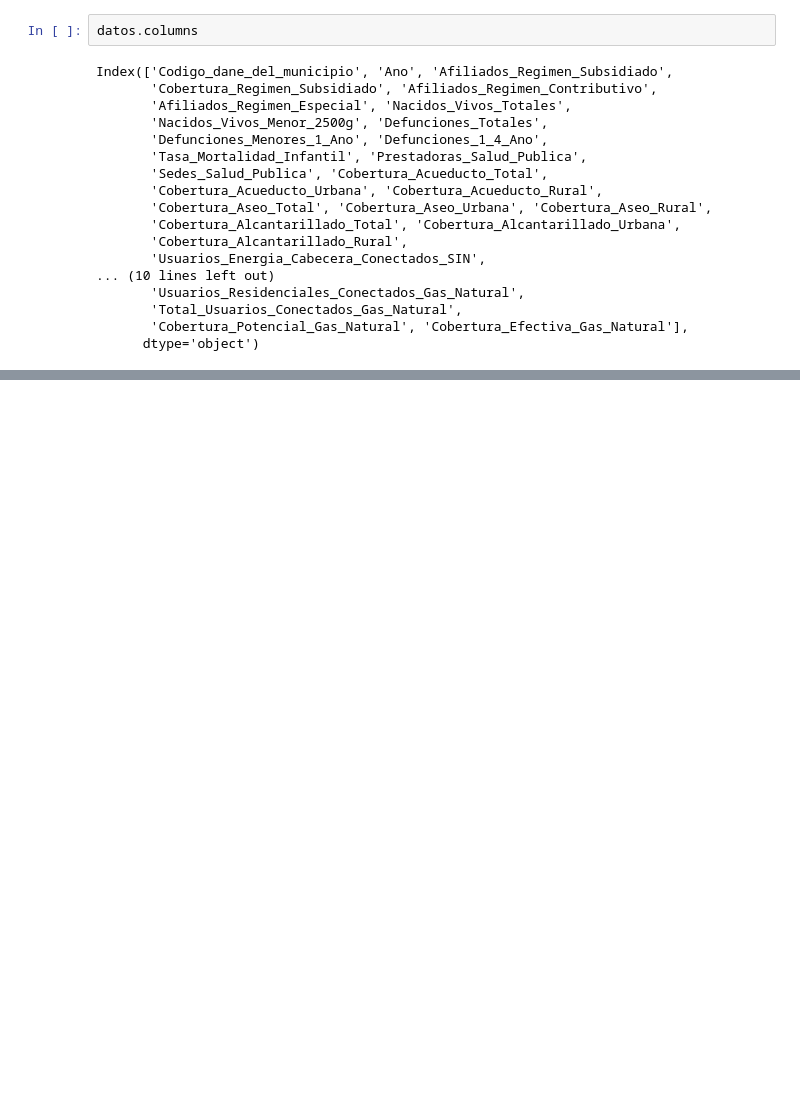
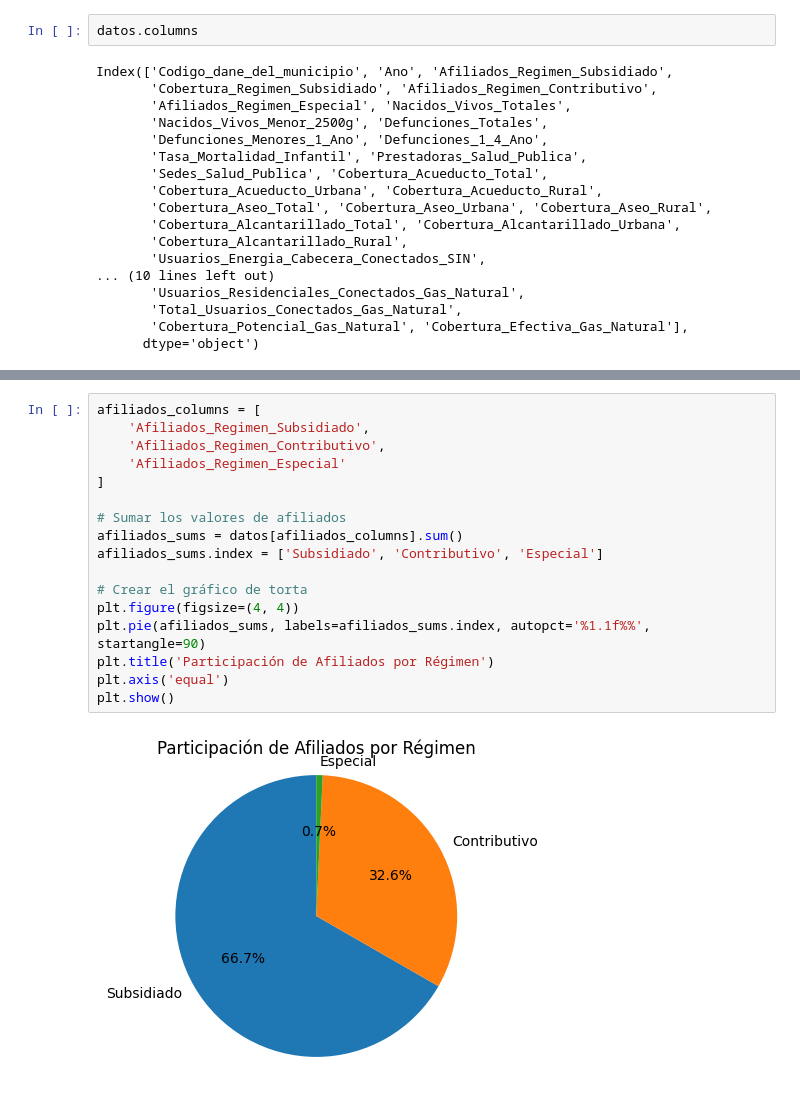
Before and after one commit to camilavald/Proyecto, a Jupyter notebook: scripts/clustering_analysis.ipynb, the cells around one changed output, grey strips where cells are left out. Saved outputs shown, nothing was run; the diff lists cells and outputs as text; blank space fills up the shorter version.

```diff
--- a/scripts/clustering_analysis.ipynb
+++ b/scripts/clustering_analysis.ipynb
@@ -74,0 +107,19 @@ Index(['Codigo_dane_del_municipio', 'Ano', 'Afiliados_Regimen_Subsidiado',
+# %%
+afiliados_columns = [
+    'Afiliados_Regimen_Subsidiado',
+    'Afiliados_Regimen_Contributivo',
+    'Afiliados_Regimen_Especial'
+]
+
+# Sumar los valores de afiliados
+afiliados_sums = datos[afiliados_columns].sum()
+afiliados_sums.index = ['Subsidiado', 'Contributivo', 'Especial']
+
+# Crear el gráfico de torta
+plt.figure(figsize=(4, 4))
+plt.pie(afiliados_sums, labels=afiliados_sums.index, autopct='%1.1f%%', startangle=90)
+plt.title('Participación de Afiliados por Régimen')
+plt.axis('equal')
+plt.show()
+# %% [output]
+[figure, added]
```
Also changed, not shown: parts of 18 cells of this notebook, 23 other files.
